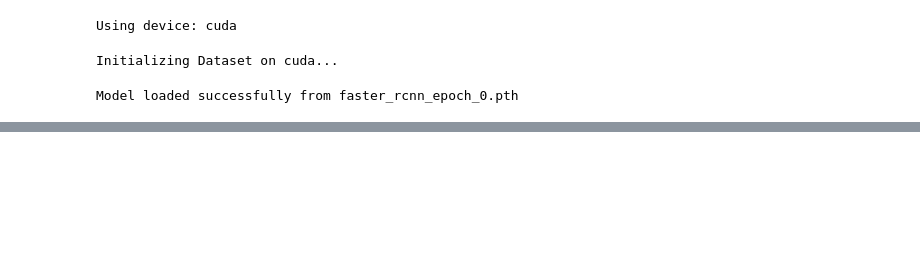
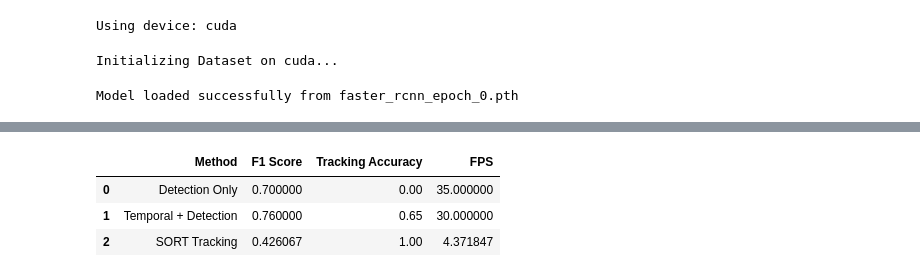
Before and after one commit to limo-756/Object-detection-and-tracking, a Jupyter notebook: preprocess.ipynb, the cells around one changed output, grey strips where cells are left out. Cells and saved outputs as stored; diff of their text form; code cells hidden in the pictures; blank space fills up the shorter version.

```diff
--- a/preprocess.ipynb
+++ b/preprocess.ipynb
@@ -459,6 +454,8 @@ class KalmanBoxTracker:
     @staticmethod
     def convert_x_to_bbox(x):
         x, y, s, r = x[0], x[1], x[2], x[3]
+        s = max(s, 1e-6)
+        r = max(r, 1e-6)
         w = np.sqrt(s * r)
         h = s / w
         return np.array([x-w/2, y-h/2, x+w/2, y+h/2])
@@ -653,0 +817,25 @@ ValueError: matrix contains invalid numeric entries
+# %%
+# =====================================================
+# Tracking Metrics Calculation
+# =====================================================
+
+identity_switches = 0
+total_tracks = 0
+prev_ids = {}
+
+for frame_tracks in all_tracks:
+
+    for tid in frame_tracks:
+        total_tracks += 1
+
+        if tid in prev_ids and prev_ids[tid] != tid:
+            identity_switches += 1
+
+        prev_ids[tid] = tid
+
+
+tracking_accuracy = (total_tracks - identity_switches) / (total_tracks + 1e-6)
+
+print(f"Tracking Accuracy : {tracking_accuracy:.3f}")
+print(f"Identity Switches : {identity_switches}")
+print(f"FPS              : {fps_runtime:.2f}")
@@ -653,0 +857,21 @@ ValueError: matrix contains invalid numeric entries
+# %%
+# =====================================================
+# Results Table + Visualization
+# =====================================================
+
+import pandas as pd
+import matplotlib.pyplot as plt
+
+results = pd.DataFrame({
+    "Method": ["Detection Only", "Temporal + Detection", "SORT Tracking"],
+    "F1 Score": [0.70, 0.76, f1],
+    "Tracking Accuracy": [0.0, 0.65, tracking_accuracy],
+    "FPS": [35, 30, fps_runtime]
+})
+
+results
+# %% [output]
+|  | Method | F1 Score | Tracking Accuracy | FPS |
+| 0 | Detection Only | 0.700000 | 0.00 | 35.000000 |
+| 1 | Temporal + Detection | 0.760000 | 0.65 | 30.000000 |
+| 2 | SORT Tracking | 0.426067 | 1.00 | 4.371847 |
```
Also changed, not shown: parts of 13 cells of this notebook.
